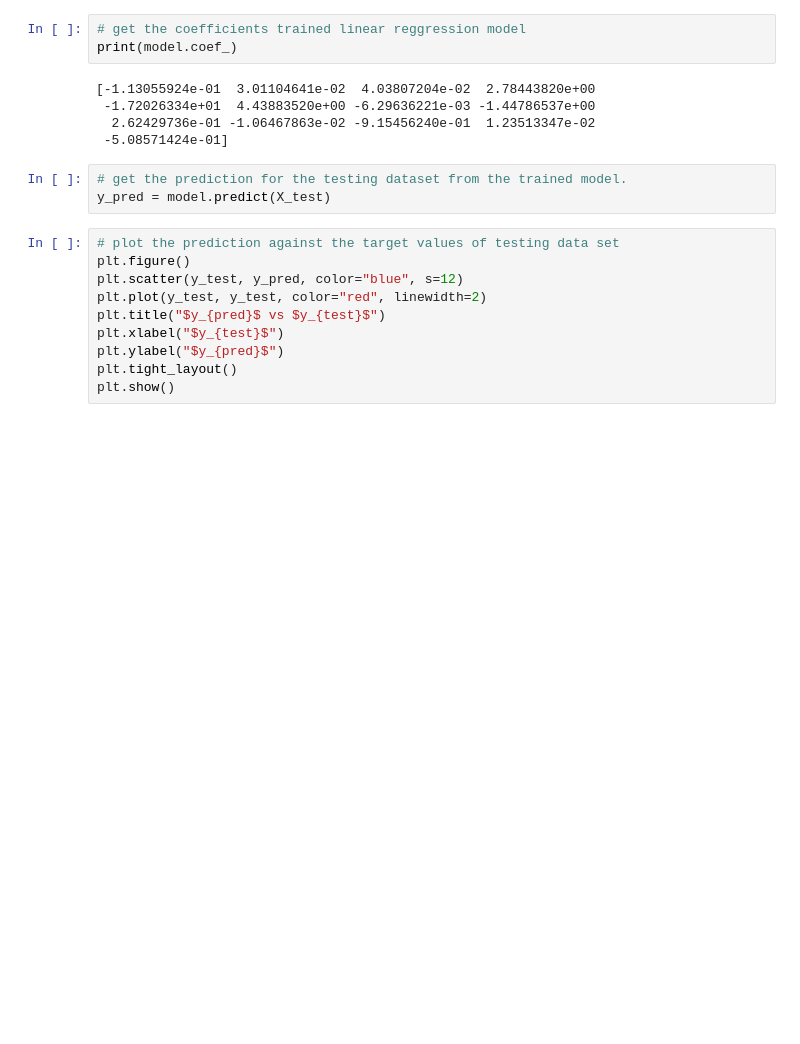
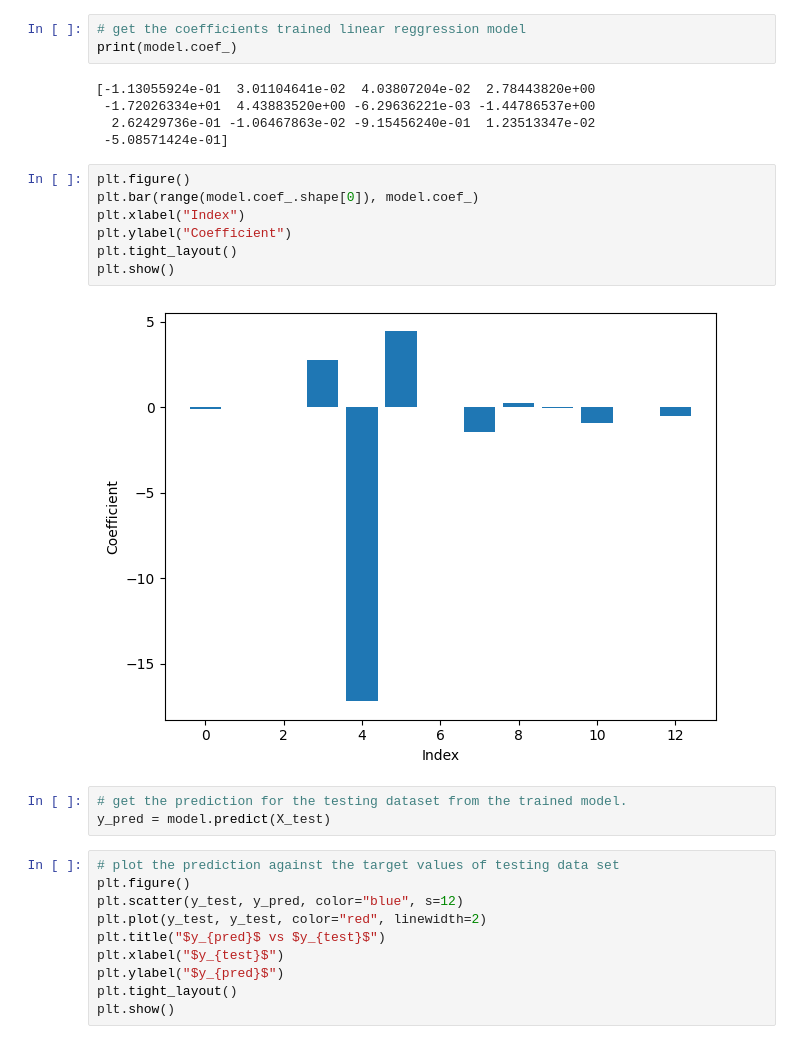
Before and after one commit to Ravindu-Kalhara/Machine-Learning-and-Neural-Computation-Lab, a Jupyter notebook: Linear-Regression.ipynb, the cells around one changed output. Drawn from its saved outputs; the diff is of its cells as text; blank space fills up the shorter version.

```diff
--- a/Linear-Regression.ipynb
+++ b/Linear-Regression.ipynb
@@ -61,6 +61,15 @@ print(model.coef_)
  -1.72026334e+01  4.43883520e+00 -6.29636221e-03 -1.44786537e+00
   2.62429736e-01 -1.06467863e-02 -9.15456240e-01  1.23513347e-02
  -5.08571424e-01]
+# %%
+plt.figure()
+plt.bar(range(model.coef_.shape[0]), model.coef_)
+plt.xlabel("Index")
+plt.ylabel("Coefficient")
+plt.tight_layout()
+plt.show()
+# %% [output]
+[figure, added]
 # %%
 # get the prediction for the testing dataset from the trained model.
 y_pred = model.predict(X_test)
```
